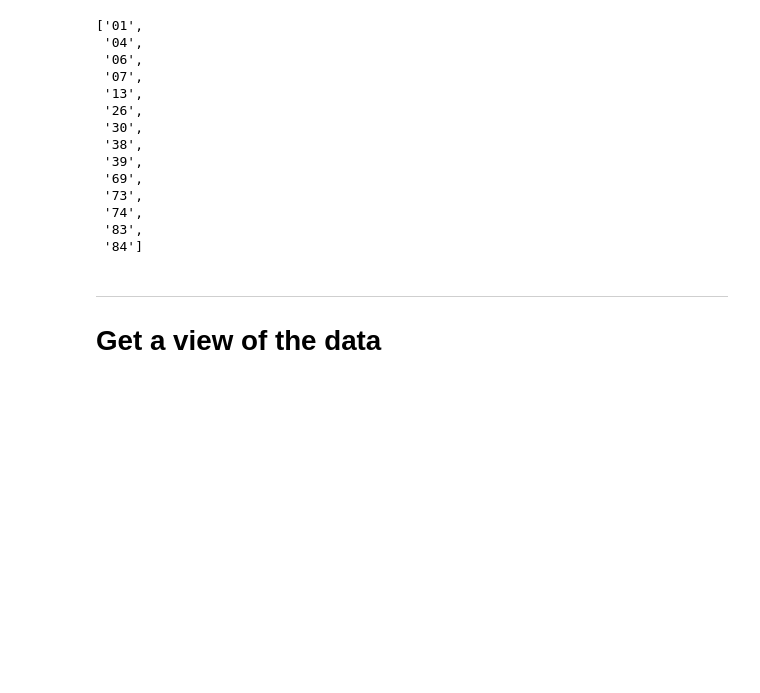
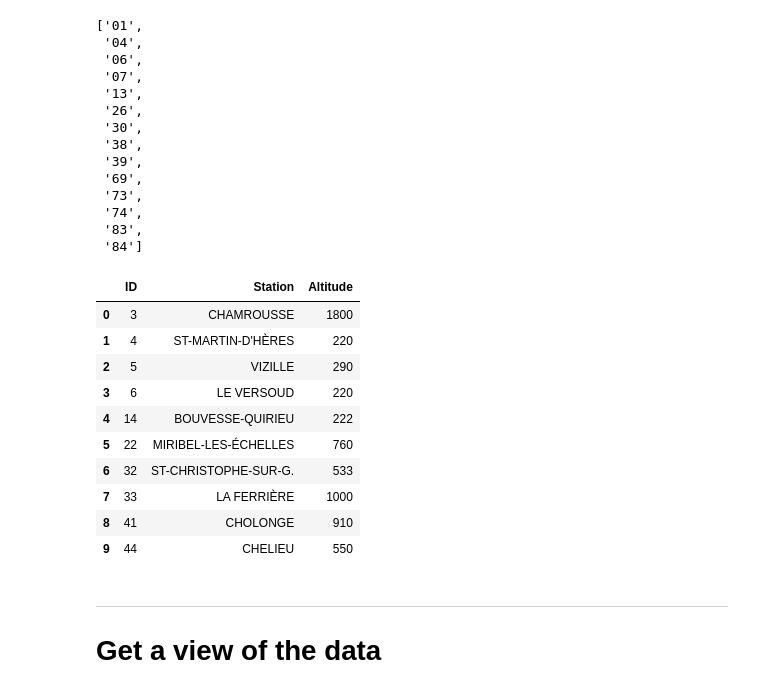
Before and after one commit to macbuse/ROMMA, a Jupyter notebook: new_data_scraper.ipynb, the cells around one changed output. Drawn from its saved outputs; the diff is of its cells as text; code cells hidden in the pictures; blank space fills up the shorter version.

```diff
--- a/new_data_scraper.ipynb
+++ b/new_data_scraper.ipynb
@@ -66,6 +66,28 @@ stations_by_dept = dict(zip(dept_codes, gps))
 # Write to the file preserving accents
 with open('stations_by_dept.json', 'w', encoding='utf-8') as f:
     json.dump(stations_by_dept, f, ensure_ascii=False, indent=2)
+# %%
+
+# Convert directly to a DataFrame and specify column names
+df = pd.DataFrame(zip(*stations_by_dept['38']),
+                  columns=['ID', 'Station', 'Altitude'])
+
+# Sort by the first column ('ID')
+df_sorted = df.sort_values(by='ID', ascending=True).reset_index(drop=True)
+
+df_sorted[:10]
+# %% [output]
+|  | ID | Station | Altitude |
+| 0 | 3 | CHAMROUSSE | 1800 |
+| 1 | 4 | ST-MARTIN-D'HÈRES | 220 |
+| 2 | 5 | VIZILLE | 290 |
+| 3 | 6 | LE VERSOUD | 220 |
+| 4 | 14 | BOUVESSE-QUIRIEU | 222 |
+| 5 | 22 | MIRIBEL-LES-ÉCHELLES | 760 |
+| 6 | 32 | ST-CHRISTOPHE-SUR-G. | 533 |
+| 7 | 33 | LA FERRIÈRE | 1000 |
+| 8 | 41 | CHOLONGE | 910 |
+| 9 | 44 | CHELIEU | 550 |
 # %% [markdown]
 ---
 # Get a view of the data
```
Also changed, not shown: parts of 2 cells of this notebook, 6 other files.
